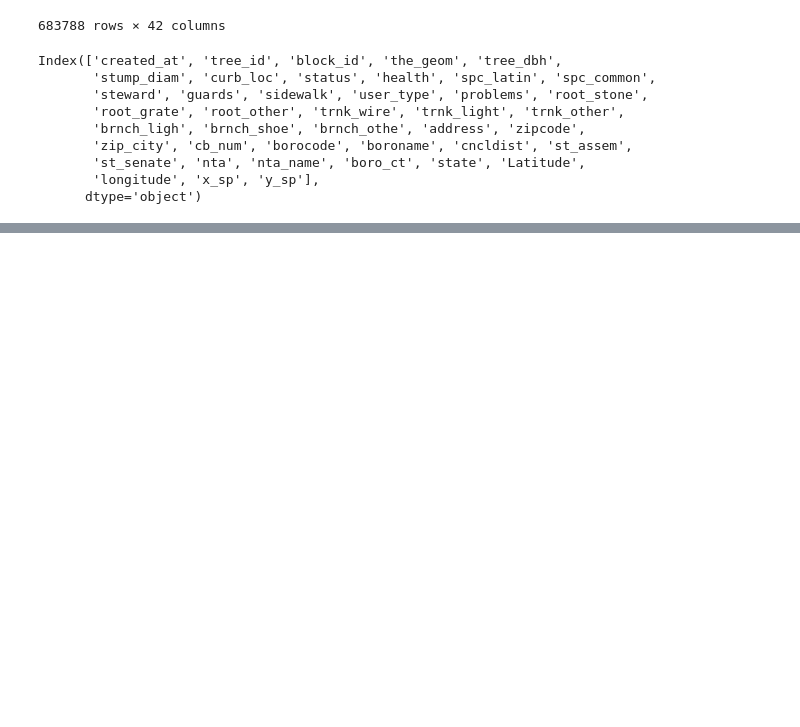
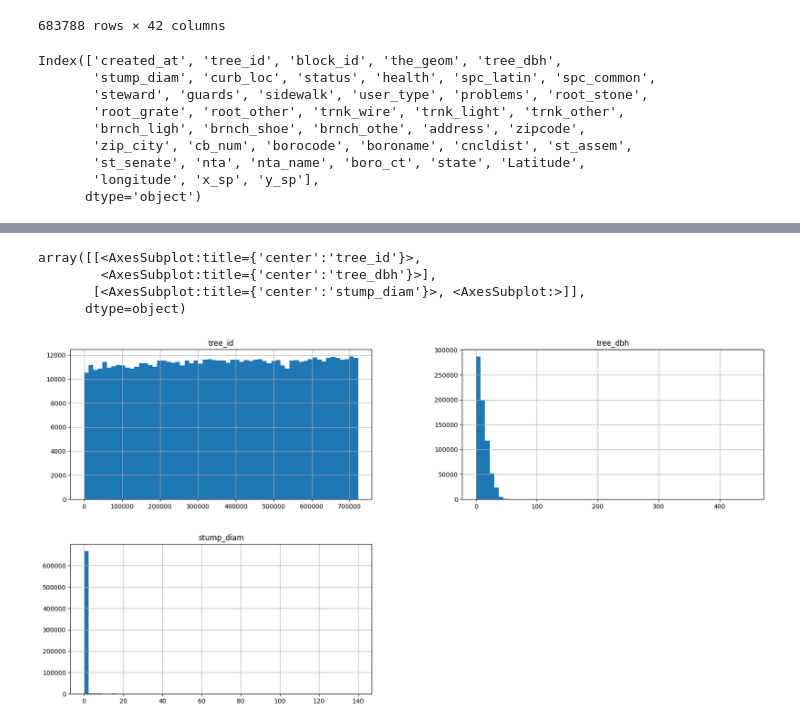
Before and after one commit to ron-ligsay/EDA, a Jupyter notebook: src/Data Exploration/Exploring data.ipynb, the cells around one changed output, grey strips where cells are left out. Saved outputs shown, nothing was run; the diff lists cells and outputs as text; code cells hidden in the pictures; blank space fills up the shorter version.

```diff
--- a/src/Data Exploration/Exploring data.ipynb
+++ b/src/Data Exploration/Exploring data.ipynb
@@ -55,0 +124,8 @@ tree_census_subset
+# %%
+tree_census_subset.hist(bins=60, figsize=(20,10))
+# %% [output]
+array([[<AxesSubplot:title={'center':'tree_id'}>,
+        <AxesSubplot:title={'center':'tree_dbh'}>],
+       [<AxesSubplot:title={'center':'stump_diam'}>, <AxesSubplot:>]],
+      dtype=object)
+[figure, added]
```
Also changed, not shown: parts of 19 cells of this notebook.
